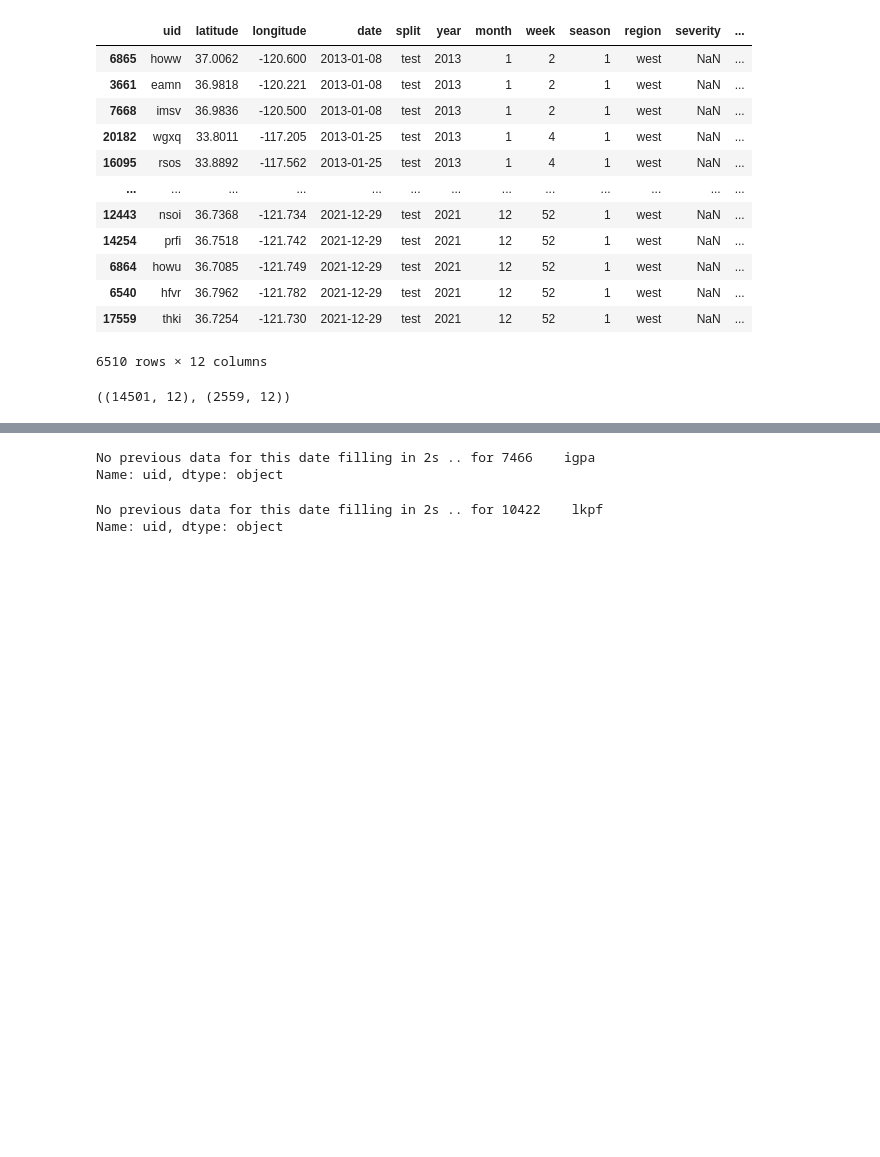
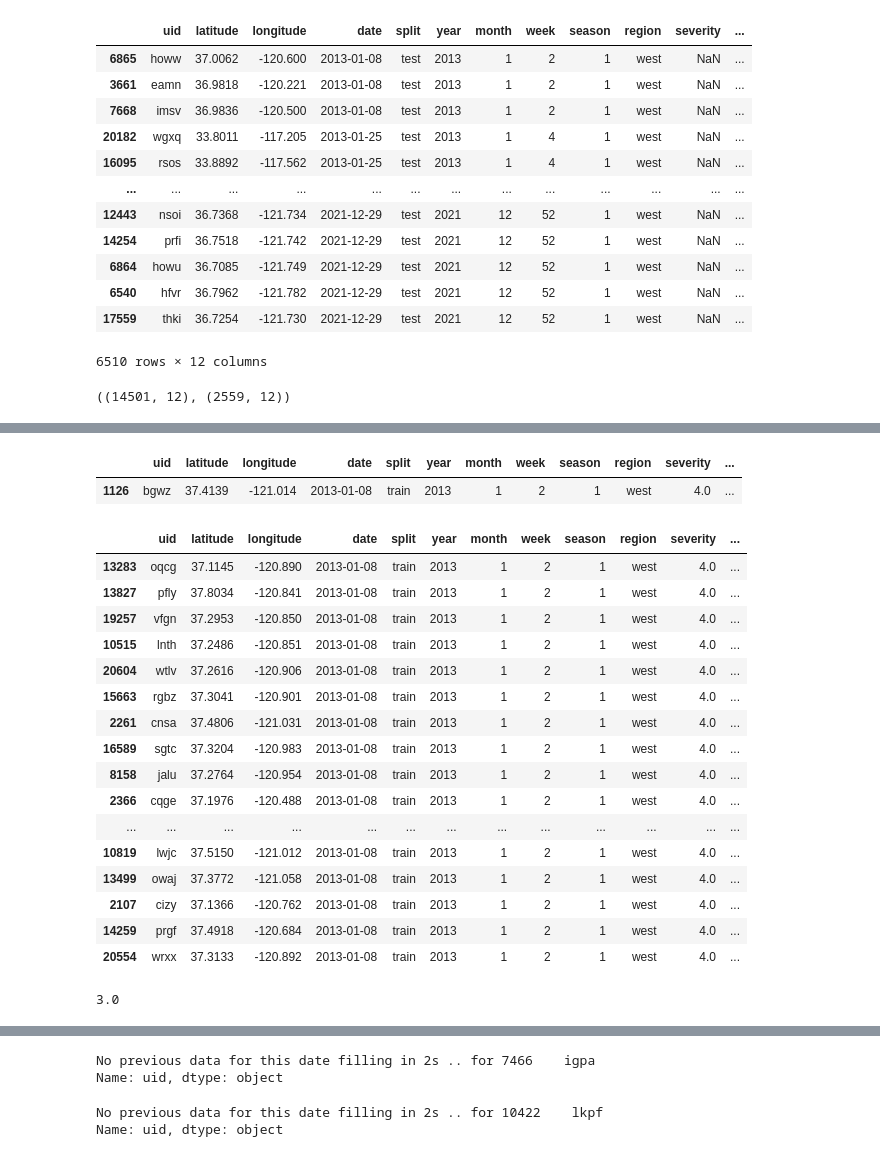
Before and after one commit to k-loki/Algal-bloom-Identification, a Jupyter notebook: notebooks/model_mtdata.ipynb, the cells around one changed output, grey strips where cells are left out. Cells and saved outputs as stored; diff of their text form; code cells hidden in the pictures; blank space fills up the shorter version.

```diff
--- a/notebooks/model_mtdata.ipynb
+++ b/notebooks/model_mtdata.ipynb
@@ -467,6 +159,0 @@ max(rmses), min(rmses)
-# %%
-#  the first one is hugee  0.91 and 867!
-tr_data, val_data = train_test_split(train_data, test_size=0.15, random_state=867, shuffle=True)
-print(tr_data.severity.mean(), val_data.severity.mean())
-
-tr_data.severity.value_counts(normalize=True), val_data.severity.value_counts(normalize=True)
@@ -499,5 +159,0 @@ np.argmin(rmses)       # 133
-# %%
-tr_data, val_data = train_test_split(train_data, test_size=0.15, random_state=133, shuffle=True)
-print(tr_data.severity.mean(), val_data.severity.mean())
-
-tr_data.severity.value_counts(normalize=True), val_data.severity.value_counts(normalize=True)
@@ -522,0 +241,3 @@ tr_data.severity.value_counts(normalize=True), val_data.severity.value_counts(no
+# %%
+tr_data.sort_values(by='date', inplace=True)
+val_data.sort_values(by='date', inplace=True)
@@ -522,0 +309,32 @@ tr_data.severity.value_counts(normalize=True), val_data.severity.value_counts(no
+# %%
+val_data[val_data.uid == 'bgwz']
+# %% [output]
+|  | uid | latitude | longitude | date | split | year | month | week | season | region | severity | ... |
+| 1126 | bgwz | 37.4139 | -121.014 | 2013-01-08 | train | 2013 | 1 | 2 | 1 | west | 4.0 | ... |
+# %%
+some_data = tr_data[tr_data.date == '2013-01-08']
+some_data
+# %% [output]
+|  | uid | latitude | longitude | date | split | year | month | week | season | region | severity | ... |
+| 13283 | oqcg | 37.1145 | -120.890 | 2013-01-08 | train | 2013 | 1 | 2 | 1 | west | 4.0 | ... |
+| 13827 | pfly | 37.8034 | -120.841 | 2013-01-08 | train | 2013 | 1 | 2 | 1 | west | 4.0 | ... |
+| 19257 | vfgn | 37.2953 | -120.850 | 2013-01-08 | train | 2013 | 1 | 2 | 1 | west | 4.0 | ... |
+| 10515 | lnth | 37.2486 | -120.851 | 2013-01-08 | train | 2013 | 1 | 2 | 1 | west | 4.0 | ... |
+| 20604 | wtlv | 37.2616 | -120.906 | 2013-01-08 | train | 2013 | 1 | 2 | 1 | west | 4.0 | ... |
+| 15663 | rgbz | 37.3041 | -120.901 | 2013-01-08 | train | 2013 | 1 | 2 | 1 | west | 4.0 | ... |
+| 2261 | cnsa | 37.4806 | -121.031 | 2013-01-08 | train | 2013 | 1 | 2 | 1 | west | 4.0 | ... |
+| 16589 | sgtc | 37.3204 | -120.983 | 2013-01-08 | train | 2013 | 1 | 2 | 1 | west | 4.0 | ... |
+| 8158 | jalu | 37.2764 | -120.954 | 2013-01-08 | train | 2013 | 1 | 2 | 1 | west | 4.0 | ... |
+| 2366 | cqge | 37.1976 | -120.488 | 2013-01-08 | train | 2013 | 1 | 2 | 1 | west | 4.0 | ... |
+| ... | ... | ... | ... | ... | ... | ... | ... | ... | ... | ... | ... | ... |
+| 10819 | lwjc | 37.5150 | -121.012 | 2013-01-08 | train | 2013 | 1 | 2 | 1 | west | 4.0 | ... |
+| 13499 | owaj | 37.3772 | -121.058 | 2013-01-08 | train | 2013 | 1 | 2 | 1 | west | 4.0 | ... |
+| 2107 | cizy | 37.1366 | -120.762 | 2013-01-08 | train | 2013 | 1 | 2 | 1 | west | 4.0 | ... |
+| 14259 | prgf | 37.4918 | -120.684 | 2013-01-08 | train | 2013 | 1 | 2 | 1 | west | 4.0 | ... |
+| 20554 | wrxx | 37.3133 | -120.892 | 2013-01-08 | train | 2013 | 1 | 2 | 1 | west | 4.0 | ... |
+# %%
+# lets see bgwz
+
+make_guess1(val_data[val_data.uid == 'bgwz'].iloc[0])
+# %% [output]
+3.0
```
Also changed, not shown: parts of 39 cells of this notebook.
